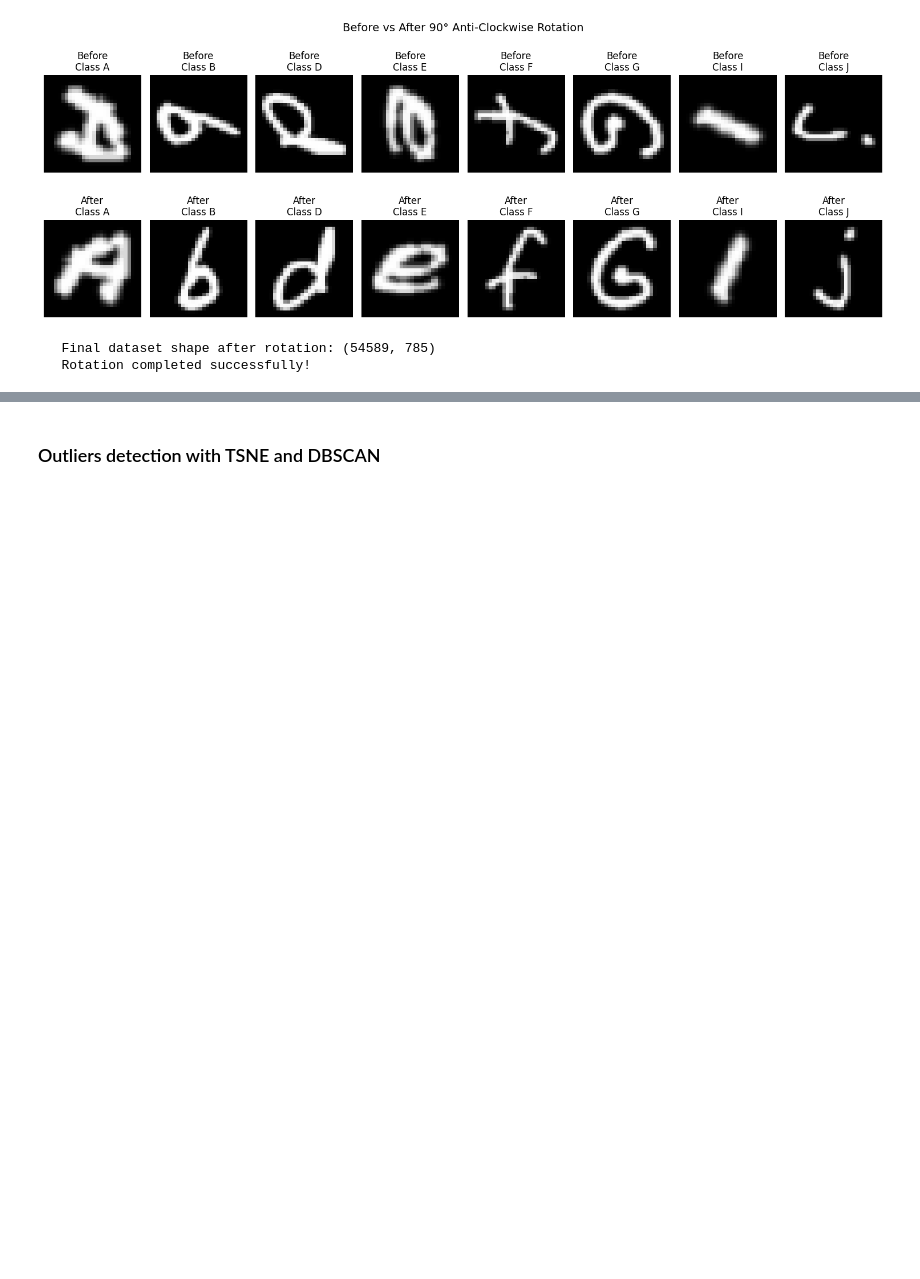
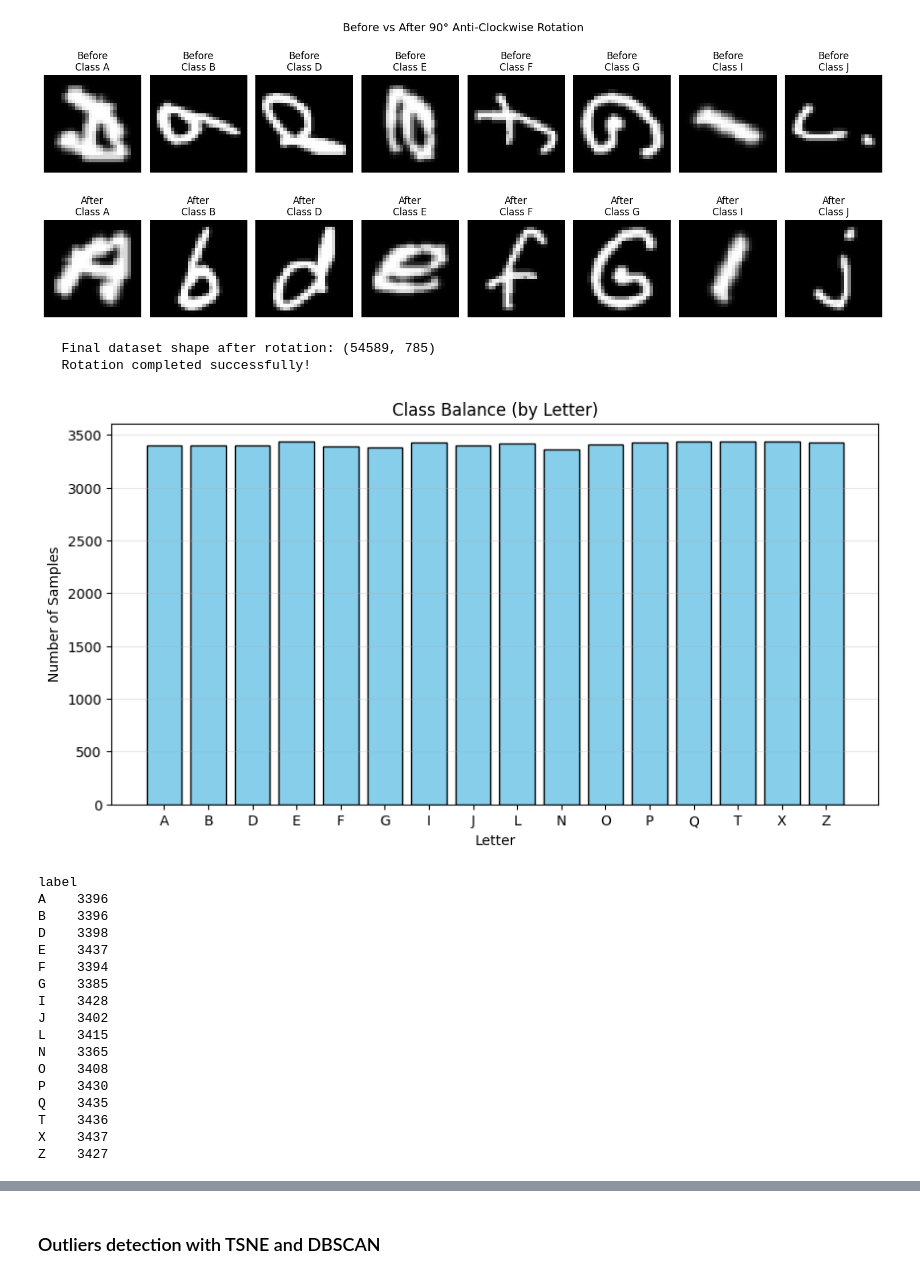
Before and after one commit to ATLAS097/Deep-Learning-CA-2, a Jupyter notebook: GAN_Part_A.ipynb, the cells around one changed output, grey strips where cells are left out. Cells and saved outputs as stored; diff of their text form; code cells hidden in the pictures; blank space fills up the shorter version.

```diff
--- a/GAN_Part_A.ipynb
+++ b/GAN_Part_A.ipynb
@@ -133,0 +107,19 @@ max      255.000000
+# %%
+# Load the raw EMNIST dataset
+data = pd.read_csv(
+    'https://media.githubusercontent.com/media/ATLAS097/assets/refs/heads/main/SP_DELE_CA2_YEAR_2/emnist-letters-train.csv',
+    header=None
+)
+
+# Basic info about the raw dataset
+print("=== RAW DATASET OVERVIEW ===")
+print(f"Shape: {data.shape}")
+print(f"Column count: {len(data.columns)}")
+print("\nFirst 5 rows:")
+print(data.head())
+
+# Missing values check
+print(f"\nTotal missing values: {data.isnull().sum().sum()}")
+
+# Show first few column names
+print(f"\nFirst 10 column names: {data.columns[:10].tolist()}")
@@ -485,3 +543,45 @@ Dataset shape before rotation: (54589, 785)
 [figure]
    Final dataset shape after rotation: (54589, 785)
    Rotation completed successfully!
+# %%
+# === Class balance (bar chart) ===
+import matplotlib.pyplot as plt
+
+# Count samples per letter (first column is 'label' containing letters)
+counts = (
+    rotated_data['label']
+    .dropna()              # drop blanks if any remained
+    .value_counts()
+    .sort_index()          # alphabetical order
+)
+
+# Plot
+plt.figure(figsize=(10, 5))
+plt.bar(counts.index, counts.values, color='skyblue', edgecolor='black')
+plt.title("Class Balance (by Letter)")
+plt.xlabel("Letter")
+plt.ylabel("Number of Samples")
+plt.grid(axis='y', alpha=0.3)
+plt.show()
+
+# Print exact counts
+print(counts.to_string())
+# %% [output]
+[figure, added]
+label
+A    3396
+B    3396
+D    3398
+E    3437
+F    3394
+G    3385
+I    3428
+J    3402
+L    3415
+N    3365
+O    3408
+P    3430
+Q    3435
+T    3436
+X    3437
+Z    3427
```
Also changed, not shown: parts of 40 cells of this notebook.
